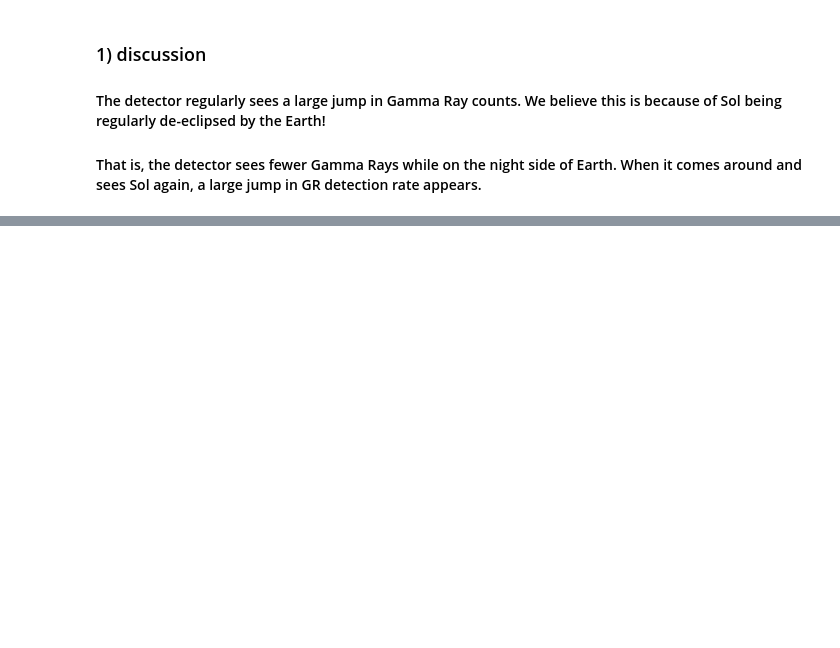
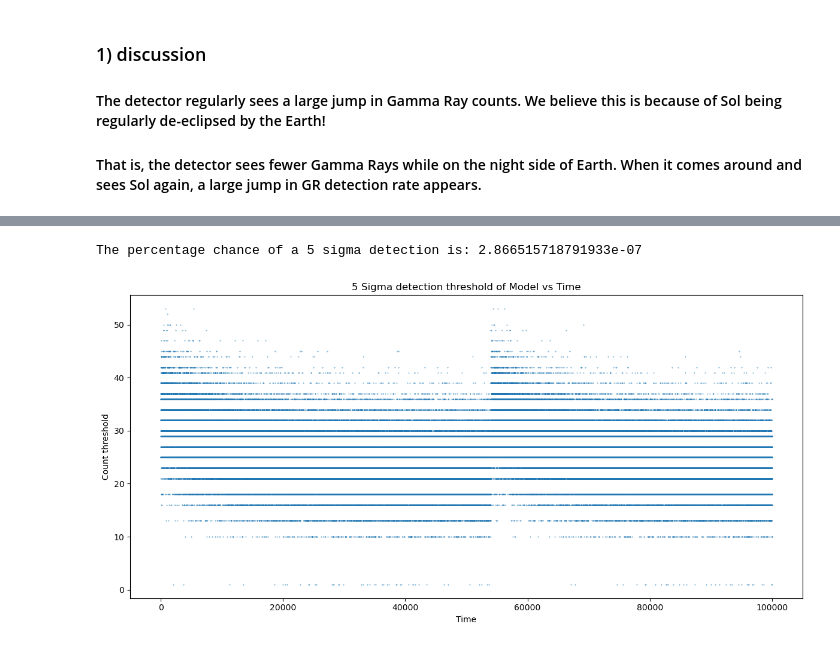
Before and after one commit to willmhstelter/Stelter434, a Jupyter notebook: Lab4_Stelter.ipynb, the cells around one changed output, grey strips where cells are left out. Drawn from its saved outputs; the diff is of its cells as text; code cells hidden in the pictures; blank space fills up the shorter version.

```diff
--- a/Lab4_Stelter.ipynb
+++ b/Lab4_Stelter.ipynb
@@ -261,0 +290,21 @@ plt.show()
+# %%
+# apply survival function to standard normal to find the probability of a 5 sigma detection
+five_sigma_prob = stats.norm.sf(5)
+print('The percentage chance of a 5 sigma detection is:', five_sigma_prob)
+
+
+#calculate the 5-sigma threshold for every entry in array
+# note the +1!
+five_sigma_threshold = stats.poisson.isf(five_sigma_prob, model) + 1
+
+# plot 5 sigma detection threshold for the model
+plt.figure(figsize=(12, 6))
+plt.scatter(np.linspace(start=0, stop=len(five_sigma_threshold), num=len(five_sigma_threshold)), five_sigma_threshold, s=.1)
+plt.xlabel("Time")
+plt.ylabel("Count threshold")
+plt.title("5 Sigma detection threshold of Model vs Time")
+plt.tight_layout()
+plt.show()
+# %% [output]
+The percentage chance of a 5 sigma detection is: 2.866515718791933e-07
+[figure, added]
```
Also changed, not shown: parts of 20 cells of this notebook.
